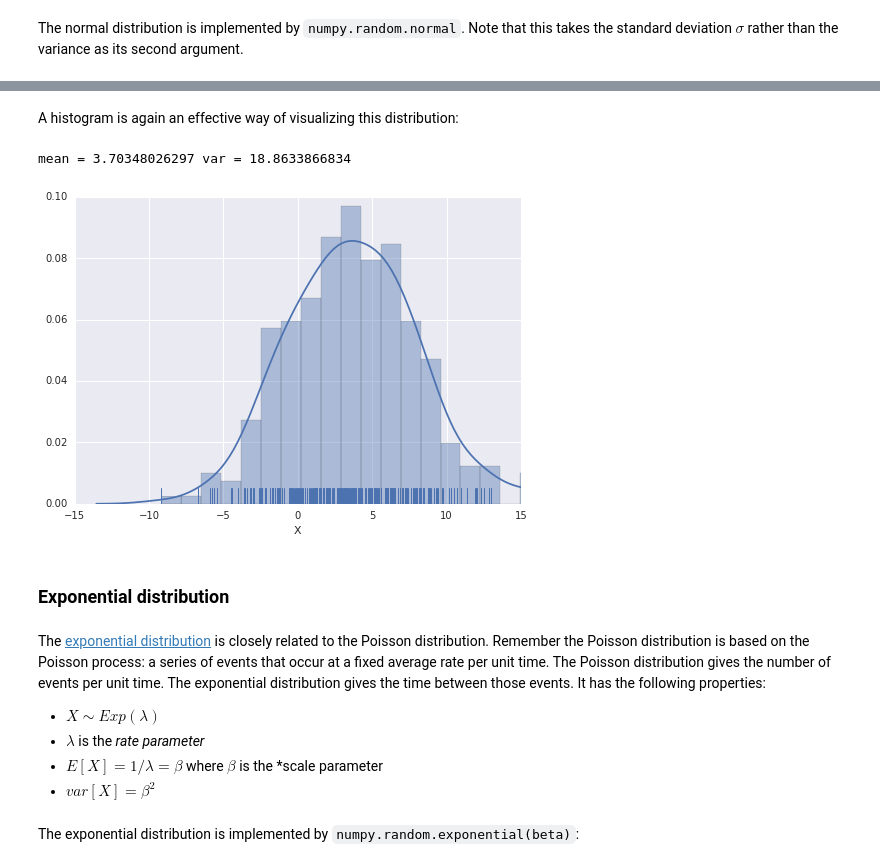
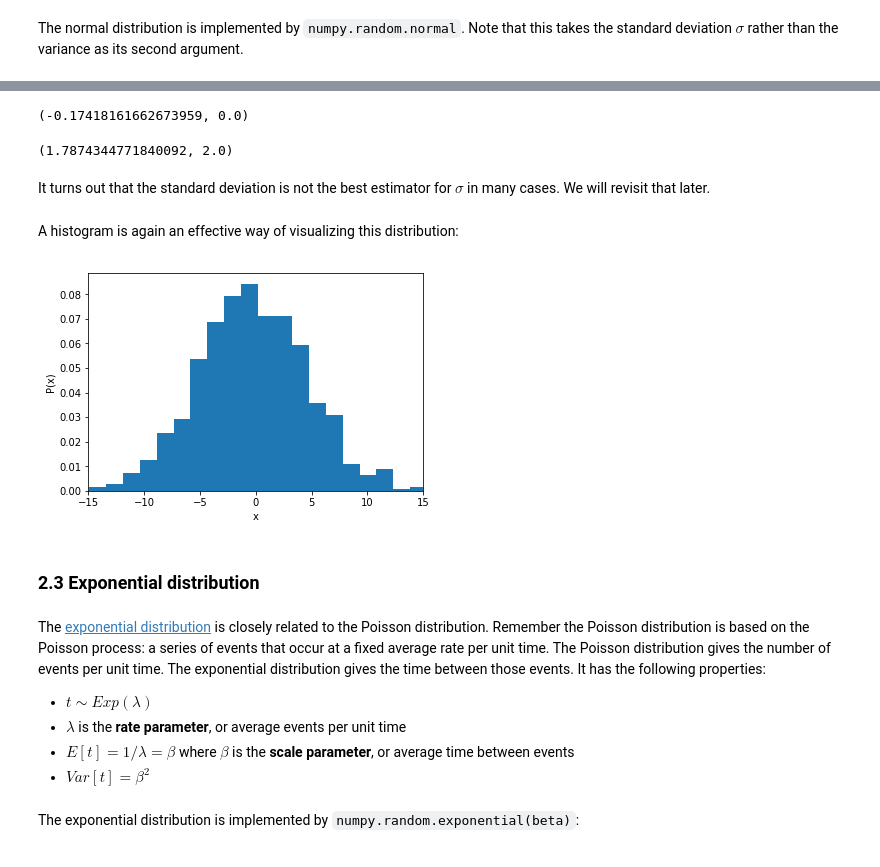
Before and after one commit to calpolydatascience/data301, a Jupyter notebook: Content/Model/03-CommonDistributions.ipynb, the cells around one changed output, grey strips where cells are left out. Cells and saved outputs as stored; diff of their text form; code cells hidden in the pictures.

```diff
--- a/Content/Model/03-CommonDistributions.ipynb
+++ b/Content/Model/03-CommonDistributions.ipynb
@@ -253,8 +287,8 @@ The [normal distribution](https://en.wikipedia.org/wiki/Normal_distribution) is
 * $E[X] = \mu$
 * $var[X] = \sigma^2$
 # %%
-mu = 0.0
-sigma = 2.0
+μ = 0.0
+σ = 2.0
 # %% [markdown]
 The normal distribution is implemented by `numpy.random.normal`. Note that this takes the standard deviation $\sigma$ rather than the variance as its second argument.
 # %%
@@ -264,4 +298,4 @@ np.random.normal(mu, sigma) # second argument is just sigma
 # %%
-X = np.random.normal(mu, sigma, size=50)
-X
+x = np.random.normal(μ, σ, size=50)
+x
 # %% [output]
@@ -286,26 +314,35 @@ X.var(), sigma**2
+# %%
+x.mean(), μ
+# %% [output]
+(-0.17418161662673959, 0.0)
+# %%
+x.std(), σ
+# %% [output]
+(1.7874344771840092, 2.0)
+# %% [markdown]
+It turns out that the standard deviation is not the best estimator for $\sigma$ in many cases. We will revisit that later.
 # %% [markdown]
 A histogram is again an effective way of visualizing this distribution:
 # %%
-def plot_normal(mu, sigma):
-    X = np.random.normal(mu, sigma, size=300)
-    sns.distplot(X, bins=20, rug=True);
-    print("mean =", X.mean(), "var =", X.var())
+def plot_normal(μ, σ, samples):
+    x = np.random.normal(μ, σ, size=samples)
+    plt.hist(x, bins=20, normed=True);
     plt.xlim(-15.0, 15.0)
-    plt.xlabel('X')
+    plt.xlabel('x')
+    plt.ylabel('P(x)')
 # %%
-interact(plot_normal, mu=(-5.0,5.0), sigma=(1.0, 5.0), __manual=True);
+interact(plot_normal, μ=(-5.0,5.0), σ=(1.0, 5.0), samples=(100,1000,100));
 # %% [output]
-mean = 3.70348026297 var = 18.8633866834
-[figure, old version]
+[figure, new version]
 # %% [markdown]
-### Exponential distribution
+### 2.3 Exponential distribution
 # %% [markdown]
 The [exponential distribution](https://en.wikipedia.org/wiki/Exponential_distribution) is closely related to the Poisson distribution. Remember the Poisson distribution is based on the Poisson process: a series of events that occur at a fixed average rate per unit time. The Poisson distribution gives the number of events per unit time. The exponential distribution gives the time between those events. It has the following properties:
 
-* $ X \sim Exp(\lambda) $
-* $\lambda$ is the *rate parameter*
-* $E[X] = 1/\lambda = \beta$ where $\beta$ is the *scale parameter
-* $var[X] = \beta^2 $
+* $ t \sim Exp(\lambda) $
+* $\lambda$ is the **rate parameter**, or average events per unit time
+* $E[t] = 1/\lambda = \beta$ where $\beta$ is the **scale parameter**, or average time between events
+* $Var[t] = \beta^2 $
 # %%
 β=2.0
 # %% [markdown]
```
Also changed, not shown: parts of 105 cells of this notebook, 4 other files.
